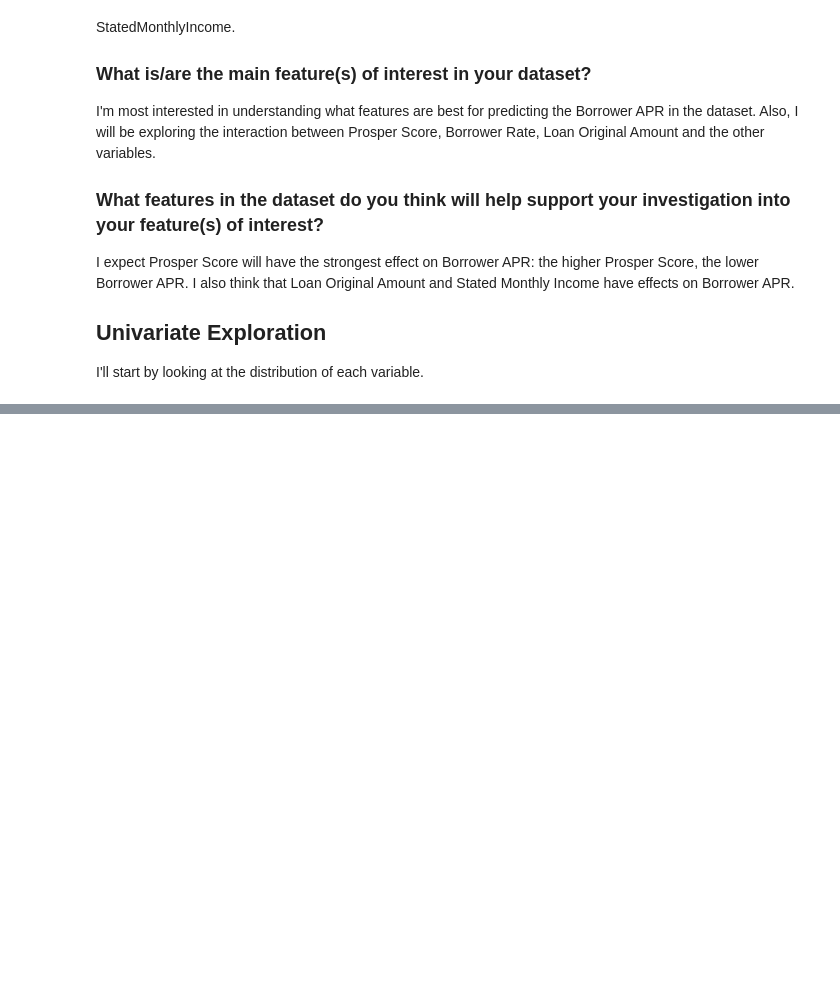
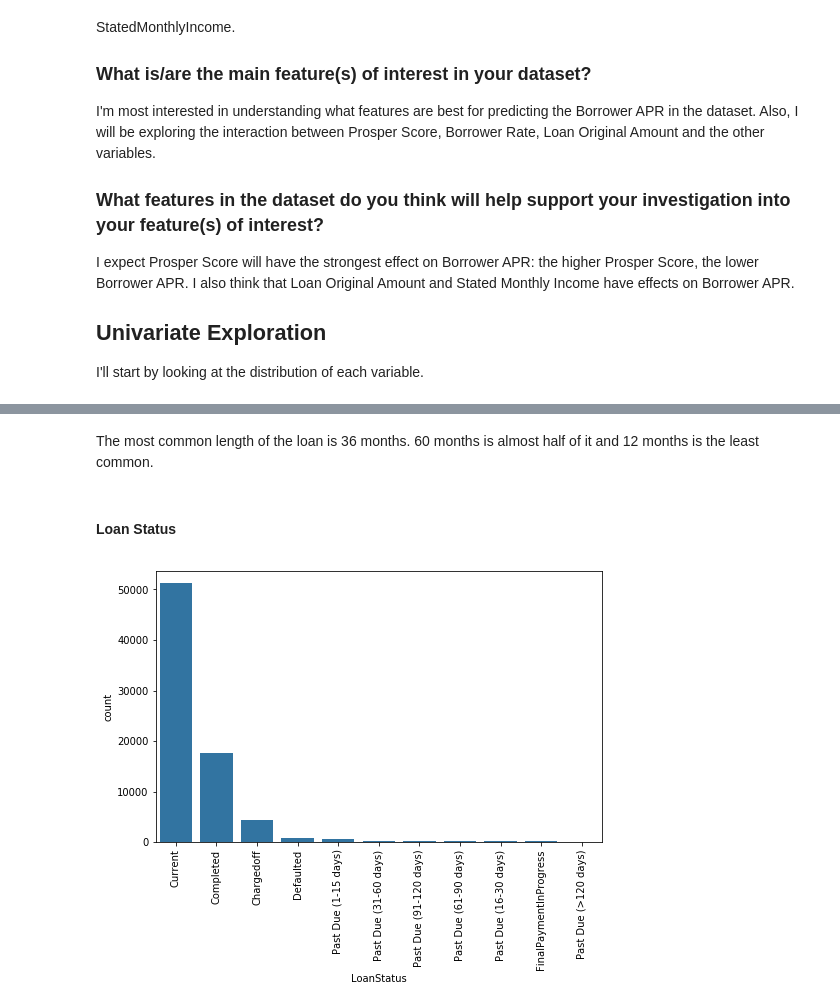
Before and after one commit to yagmurdalman/communicate-data-findings, a Jupyter notebook: ProsperLoan_exploratory.ipynb, the cells around one changed output, grey strips where cells are left out. Drawn from its saved outputs; the diff is of its cells as text; code cells hidden in the pictures; blank space fills up the shorter version.

```diff
--- a/ProsperLoan_exploratory.ipynb
+++ b/ProsperLoan_exploratory.ipynb
@@ -131,0 +148,13 @@ I'll start by looking at the distribution of each variable.
+# %% [markdown]
+The most common length of the loan is 36 months. 60 months is almost half of it and 12 months is the least common.
+# %% [markdown]
+#### Loan Status
+# %%
+plt.figure(figsize=[8, 5]);
+# order by count
+status_order = df['LoanStatus'].value_counts().index
+# plotting
+sb.countplot(data = df, x = 'LoanStatus', color = base_color, order = status_order);
+plt.xticks(rotation=90);
+# %% [output]
+[figure, added]
```
Also changed, not shown: parts of 66 cells of this notebook.
